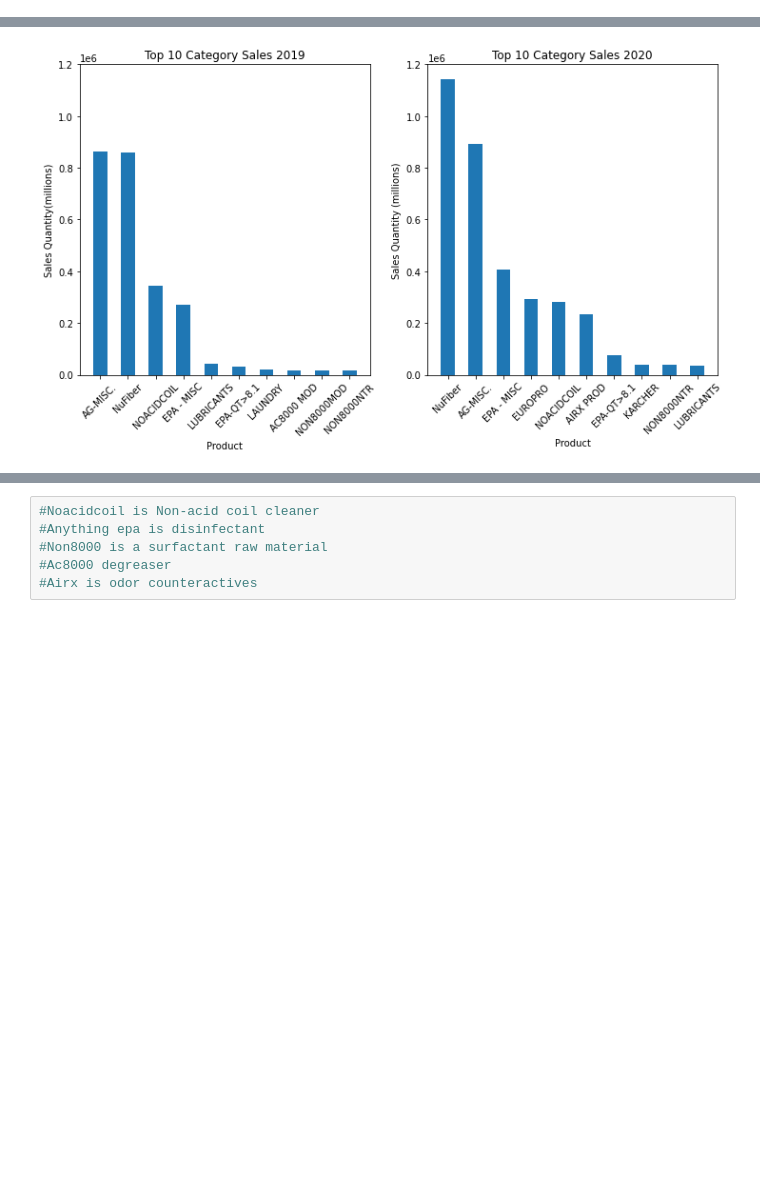
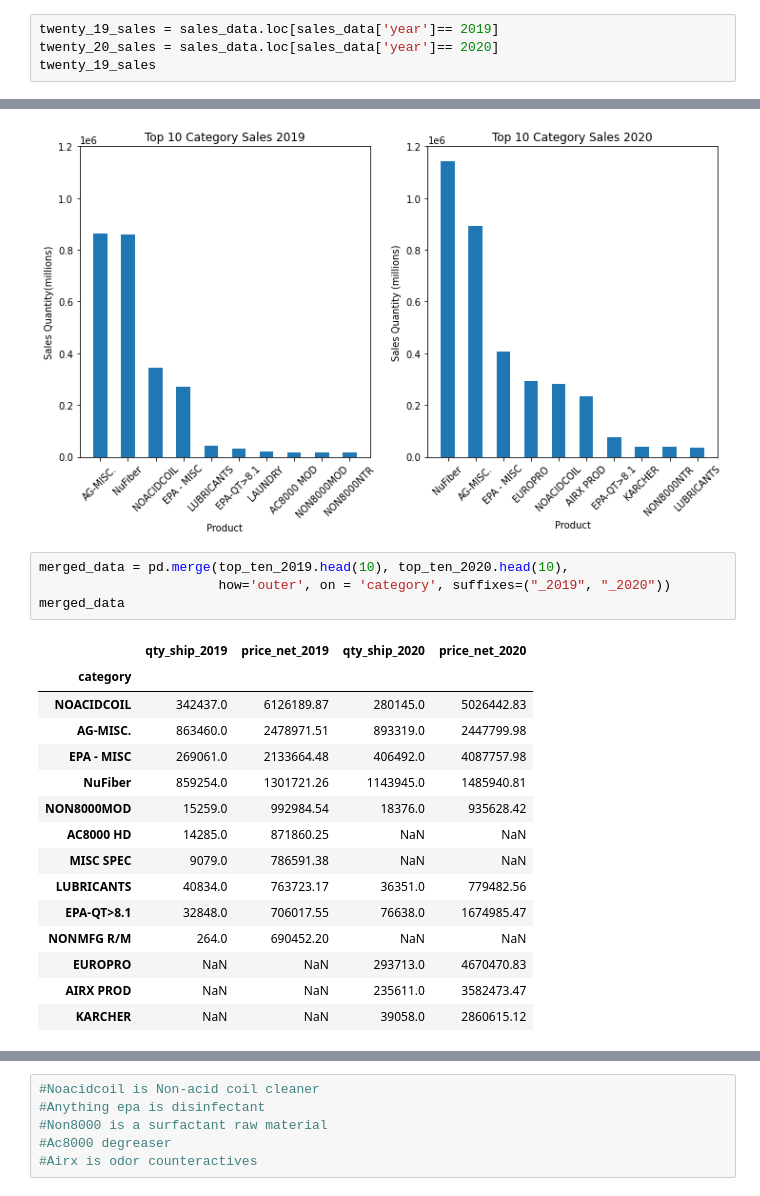
Before and after one commit to aadeba5/Project1, a Jupyter notebook: Nuance_Eric.ipynb, the cells around one changed output, grey strips where cells are left out. Cells and saved outputs as stored; diff of their text form; blank space fills up the shorter version.

Commit message:
Added merged dataframe & PowerPoint skeleton

```diff
--- a/Nuance_Eric.ipynb
+++ b/Nuance_Eric.ipynb
@@ -59,0 +43,4 @@ twenty_19_sales
+# %%
+twenty_19_sales = sales_data.loc[sales_data['year']== 2019]
+twenty_20_sales = sales_data.loc[sales_data['year']== 2020]
+twenty_19_sales
@@ -144,3 +145,23 @@ plt.savefig('output/Top 10 Category Sales Comparison by Quantity')
 plt.show()
 # %% [output]
 [figure]
+# %%
+merged_data = pd.merge(top_ten_2019.head(10), top_ten_2020.head(10),
+                       how='outer', on = 'category', suffixes=("_2019", "_2020"))
+merged_data
+# %% [output]
+|  | qty_ship_2019 | price_net_2019 | qty_ship_2020 | price_net_2020 |
+| category |  |  |  |  |
+| NOACIDCOIL | 342437.0 | 6126189.87 | 280145.0 | 5026442.83 |
+| AG-MISC. | 863460.0 | 2478971.51 | 893319.0 | 2447799.98 |
+| EPA - MISC | 269061.0 | 2133664.48 | 406492.0 | 4087757.98 |
+| NuFiber | 859254.0 | 1301721.26 | 1143945.0 | 1485940.81 |
+| NON8000MOD | 15259.0 | 992984.54 | 18376.0 | 935628.42 |
+| AC8000 HD | 14285.0 | 871860.25 | NaN | NaN |
+| MISC SPEC | 9079.0 | 786591.38 | NaN | NaN |
+| LUBRICANTS | 40834.0 | 763723.17 | 36351.0 | 779482.56 |
+| EPA-QT>8.1 | 32848.0 | 706017.55 | 76638.0 | 1674985.47 |
+| NONMFG R/M | 264.0 | 690452.20 | NaN | NaN |
+| EUROPRO | NaN | NaN | 293713.0 | 4670470.83 |
+| AIRX PROD | NaN | NaN | 235611.0 | 3582473.47 |
+| KARCHER | NaN | NaN | 39058.0 | 2860615.12 |
```
Also changed, not shown: parts of 3 cells of this notebook, 2 other files.
